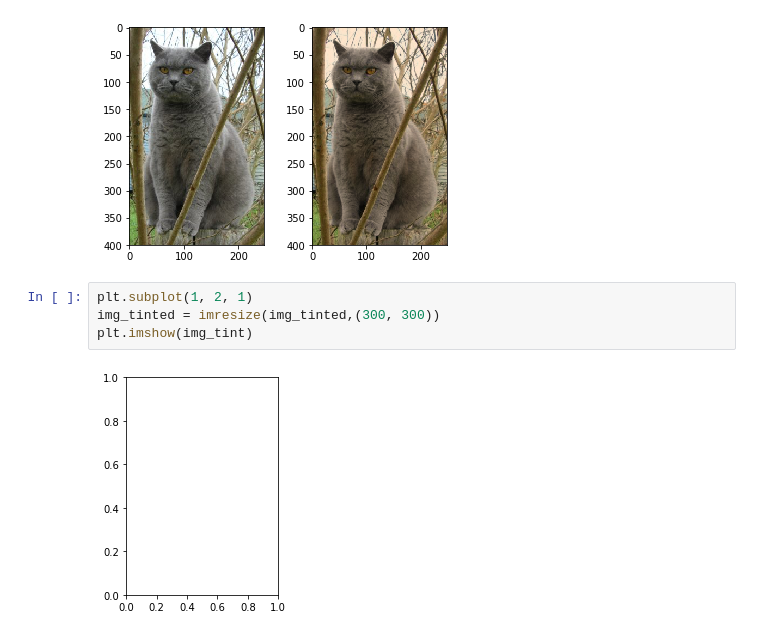
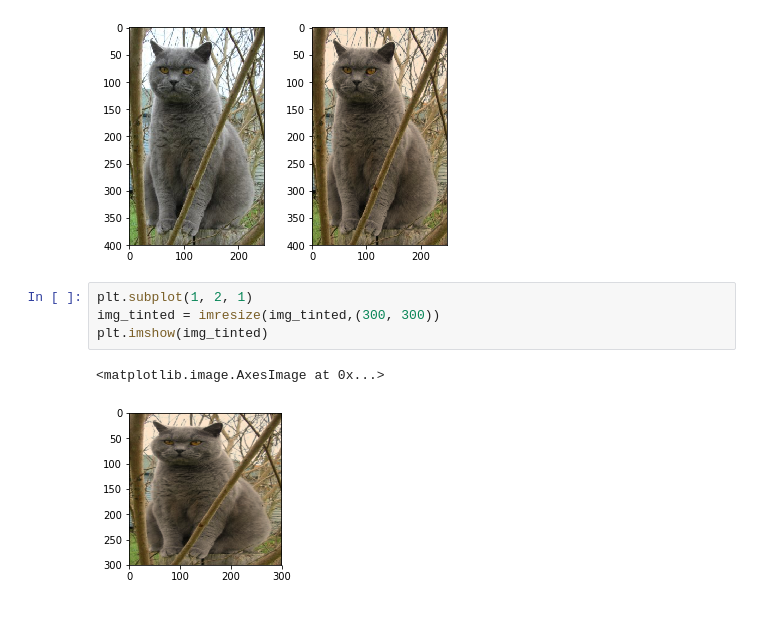
Before and after one commit to entrekid/cs231n, a Jupyter notebook: numpy_tutorial/numpy_tutorial.ipynb, the cells around one changed output. Saved outputs shown, nothing was run; the diff lists cells and outputs as text.

```diff
--- a/numpy_tutorial/numpy_tutorial.ipynb
+++ b/numpy_tutorial/numpy_tutorial.ipynb
@@ -555,6 +555,7 @@ plt.show()
 # %%
 plt.subplot(1, 2, 1)
 img_tinted = imresize(img_tinted,(300, 300))
-plt.imshow(img_tint)
+plt.imshow(img_tinted)
 # %% [output]
+<matplotlib.image.AxesImage at 0x...>
-[figure, old version]
+[figure, new version]
```
Also changed, not shown: 1 other file.
